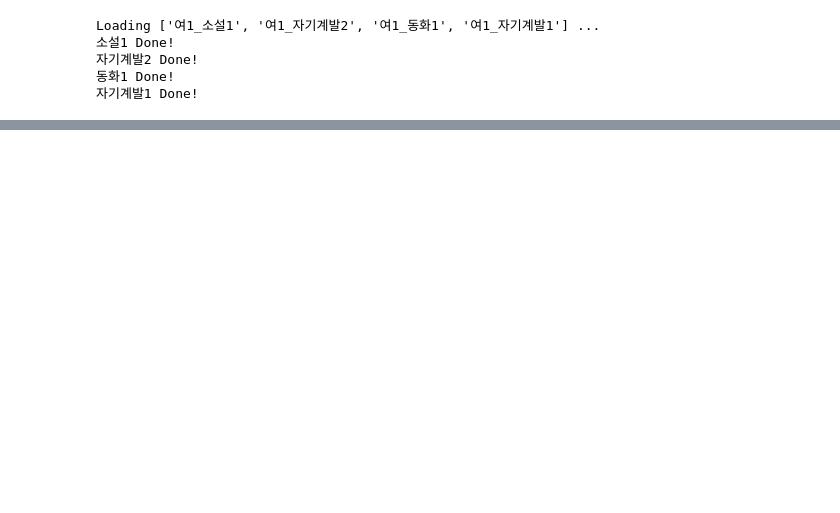
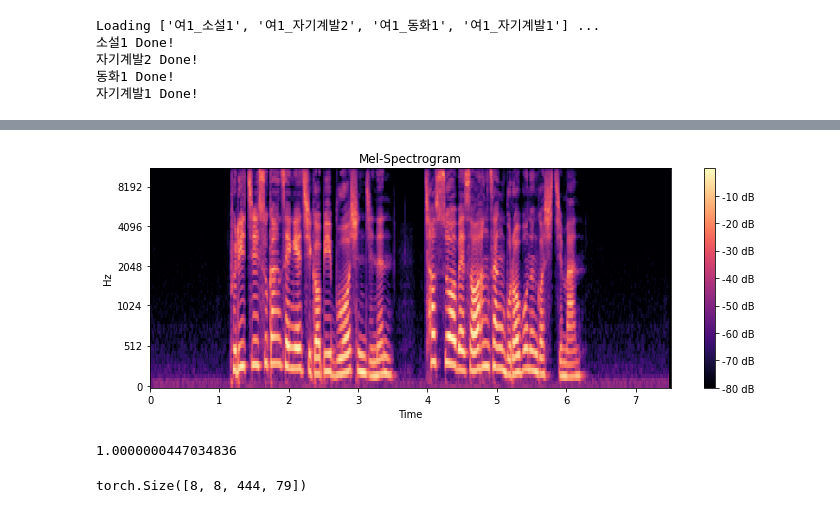
Before and after one commit to fidabspd/tts, a Jupyter notebook: tts_test.ipynb, the cells around one changed output, grey strips where cells are left out. Saved outputs shown, nothing was run; the diff lists cells and outputs as text; code cells hidden in the pictures; blank space fills up the shorter version.

```diff
--- a/tts_test.ipynb
+++ b/tts_test.ipynb
@@ -67,0 +127,4 @@ path: ./audio_sample/tts_sample_by_dl.wav
+# %%
+show_mel(mel_pred)
+# %% [output]
+[figure, added]
@@ -67,0 +135,9 @@ path: ./audio_sample/tts_sample_by_dl.wav
+# %%
+attn_tmp = attention[0][0].detach().cpu().numpy()
+sum(attn_tmp[0])
+# %% [output]
+1.0000000447034836
+# %%
+attention.shape
+# %% [output]
+torch.Size([8, 8, 444, 79])
```
Also changed, not shown: parts of 21 cells of this notebook, 1 other file.
